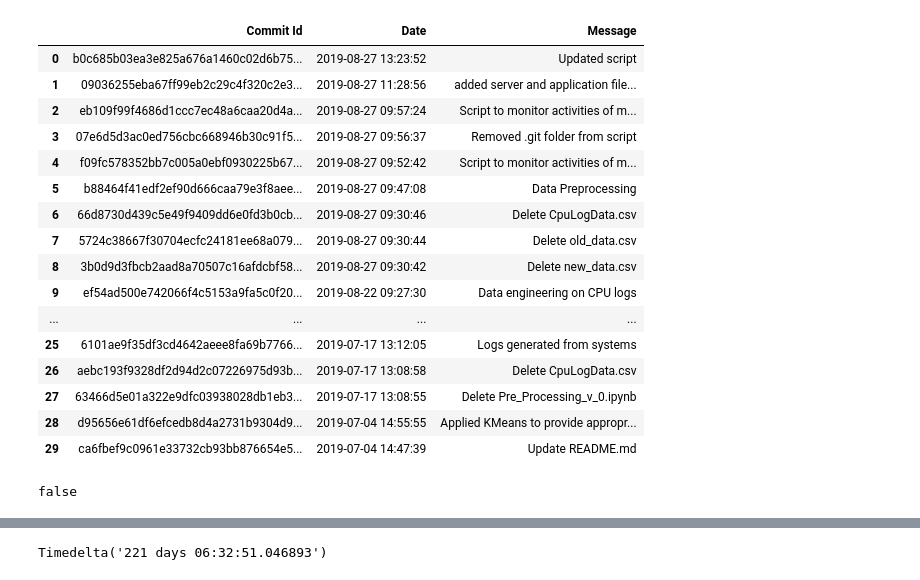
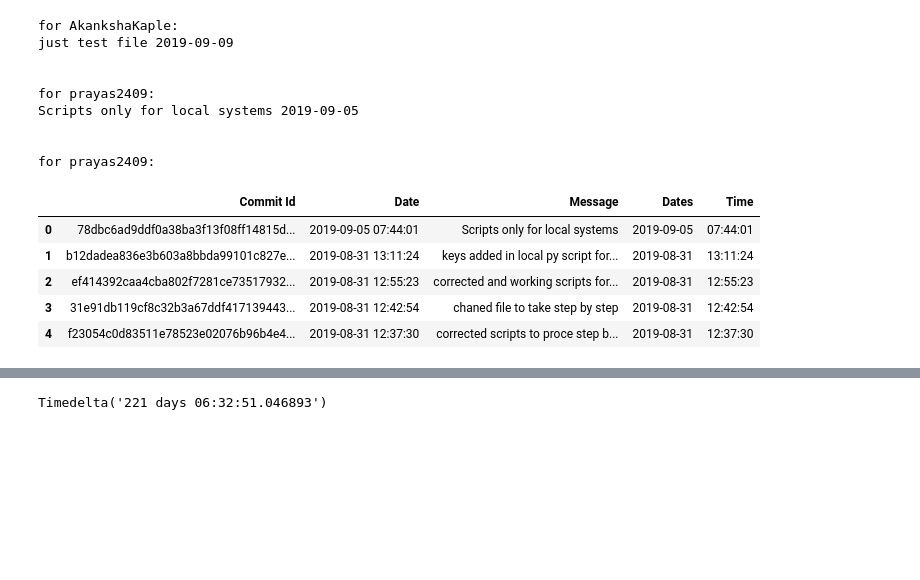
Before and after one commit to AkankshaKaple/CPU_interation_logs, a Jupyter notebook: Data-Processing/Pre_Processing/gitlogs.ipynb, the cells around one changed output, grey strips where cells are left out. Saved outputs shown, nothing was run; the diff lists cells and outputs as text; code cells hidden in the pictures; blank space fills up the shorter version.

```diff
--- a/Data-Processing/Pre_Processing/gitlogs.ipynb
+++ b/Data-Processing/Pre_Processing/gitlogs.ipynb
@@ -34,37 +34,49 @@ data = data.json()
 
 # https://github.com/AkankshaKaple/CPU_interation_logs
 # https://api.github.com/repos/prayas2409/AlgorithmsCompletedCsharp/commits
+users=["AkankshaKaple/CPU_interation_logs","prayas2409/automationscritps","prayas2409/GCP_work_python"]
 # %%
-response = requests.get("https://api.github.com/repos/AkankshaKaple/CPU_interation_logs/commits", auth = authentication)
+response = requests.get("https://api.github.com/repos/prayas2409/automationscritps/commits", auth = authentication)
 response = response.json()
 # %%
 # response
-commit_df = pd.DataFrame(columns = ['Commit Id', 'Date', 'Message'])
-for commit in response:
-    commit_data = []
-#     commit_data.append(repos_df.loc[i, 'Id'])
-    commit_data.append(commit['sha'])
-    commit_data.append(commit['commit']['committer']['date'])
-    commit_data.append(commit['commit']['message'])
-    commit_df.loc[len(commit_df)] = commit_data
-commit_df["Date"]=pd.to_datetime(commit_df['Date'])
+for each in users:
+    username=each.split("/")[0]
+    print("for {}:".format(username))
+    response = requests.get("https://api.github.com/repos/{}/commits".format(each), auth = authentication)
+    response = response.json()
+    commit_df = pd.DataFrame(columns = ['Commit Id', 'Date', 'Message'])
+    for commit in response:
+        commit_data = []
+    #     commit_data.append(repos_df.loc[i, 'Id'])
+        commit_data.append(commit['sha'])
+        commit_data.append(commit['commit']['committer']['date'])
+        commit_data.append(commit['commit']['message'])
+        commit_df.loc[len(commit_df)] = commit_data
+    commit_df["Date"]=pd.to_datetime(commit_df['Date'])
+    commit_df['Dates'] = pd.to_datetime(commit_df['Date']).dt.date
+    commit_df['Time'] = pd.to_datetime(commit_df['Date']).dt.time
+
+    for i in range(0,commit_df.shape[0]):
+        if datetime.datetime.now()>=commit_df['Date'][i] and commit_df['Date'][i]>=datetime.datetime.now()-datetime.timedelta(days=7):
+            print(commit_df['Message'][i],(commit_df['Dates'][i]))
+    print("\n")
+# %% [output]
+for AkankshaKaple:
+just test file 2019-09-09
+
+
+for prayas2409:
+Scripts only for local systems 2019-09-05
+
+
+for prayas2409:
 # %%
-commit_df
+commit_df.head()
 # %% [output]
-|  | Commit Id | Date | Message |
-| 0 | b0c685b03ea3e825a676a1460c02d6b75... | 2019-08-27 13:23:52 | Updated script |
-| 1 | 09036255eba67ff99eb2c29c4f320c2e3... | 2019-08-27 11:28:56 | added server and application file... |
-| 2 | eb109f99f4686d1ccc7ec48a6caa20d4a... | 2019-08-27 09:57:24 | Script to monitor activities of m... |
-| 3 | 07e6d5d3ac0ed756cbc668946b30c91f5... | 2019-08-27 09:56:37 | Removed .git folder from script |
-| 4 | f09fc578352bb7c005a0ebf0930225b67... | 2019-08-27 09:52:42 | Script to monitor activities of m... |
-| 5 | b88464f41edf2ef90d666caa79e3f8aee... | 2019-08-27 09:47:08 | Data Preprocessing |
-| 6 | 66d8730d439c5e49f9409dd6e0fd3b0cb... | 2019-08-27 09:30:46 | Delete CpuLogData.csv |
-| 7 | 5724c38667f30704ecfc24181ee68a079... | 2019-08-27 09:30:44 | Delete old_data.csv |
-| 8 | 3b0d9d3fbcb2aad8a70507c16afdcbf58... | 2019-08-27 09:30:42 | Delete new_data.csv |
-| 9 | ef54ad500e742066f4c5153a9fa5c0f20... | 2019-08-22 09:27:30 | Data engineering on CPU logs |
-| ... | ... | ... | ... |
-| 25 | 6101ae9f35df3cd4642aeee8fa69b7766... | 2019-07-17 13:12:05 | Logs generated from systems |
-| 26 | aebc193f9328df2d94d2c07226975d93b... | 2019-07-17 13:08:58 | Delete CpuLogData.csv |
-| 27 | 63466d5e01a322e9dfc03938028db1eb3... | 2019-07-17 13:08:55 | Delete Pre_Processing_v_0.ipynb |
-| 28 | d95656e61df6efcedb8d4a2731b9304d9... | 2019-07-04 14:55:55 | Applied KMeans to provide appropr... |
-| 29 | ca6fbef9c0961e33732cb93bb876654e5... | 2019-07-04 14:47:39 | Update README.md |
+|  | Commit Id | Date | Message | Dates | Time |
+| 0 | 78dbc6ad9ddf0a38ba3f13f08ff14815d... | 2019-09-05 07:44:01 | Scripts only for local systems | 2019-09-05 | 07:44:01 |
+| 1 | b12dadea836e3b603a8bbda99101c827e... | 2019-08-31 13:11:24 | keys added in local py script for... | 2019-08-31 | 13:11:24 |
+| 2 | ef414392caa4cba802f7281ce73517932... | 2019-08-31 12:55:23 | corrected and working scripts for... | 2019-08-31 | 12:55:23 |
+| 3 | 31e91db119cf8c32b3a67ddf417139443... | 2019-08-31 12:42:54 | chaned file to take step by step | 2019-08-31 | 12:42:54 |
+| 4 | f23054c0d83511e78523e02076b96b4e4... | 2019-08-31 12:37:30 | corrected scripts to proce step b... | 2019-08-31 | 12:37:30 |
@@ -103,9 +82,0 @@ commit_df["Date"]=pd.to_datetime(commit_df['Date'])
-# %%
-import datetime
-
-if datetime.datetime.now()>commit_df['Date'][0] and commit_df['Date'][0]>datetime.datetime.now()-datetime.timedelta(days=10):
-    print("true")
-else:
-    print("false")
-# %% [output]
-false
```
Also changed, not shown: parts of 5 cells of this notebook, 2 other files.
